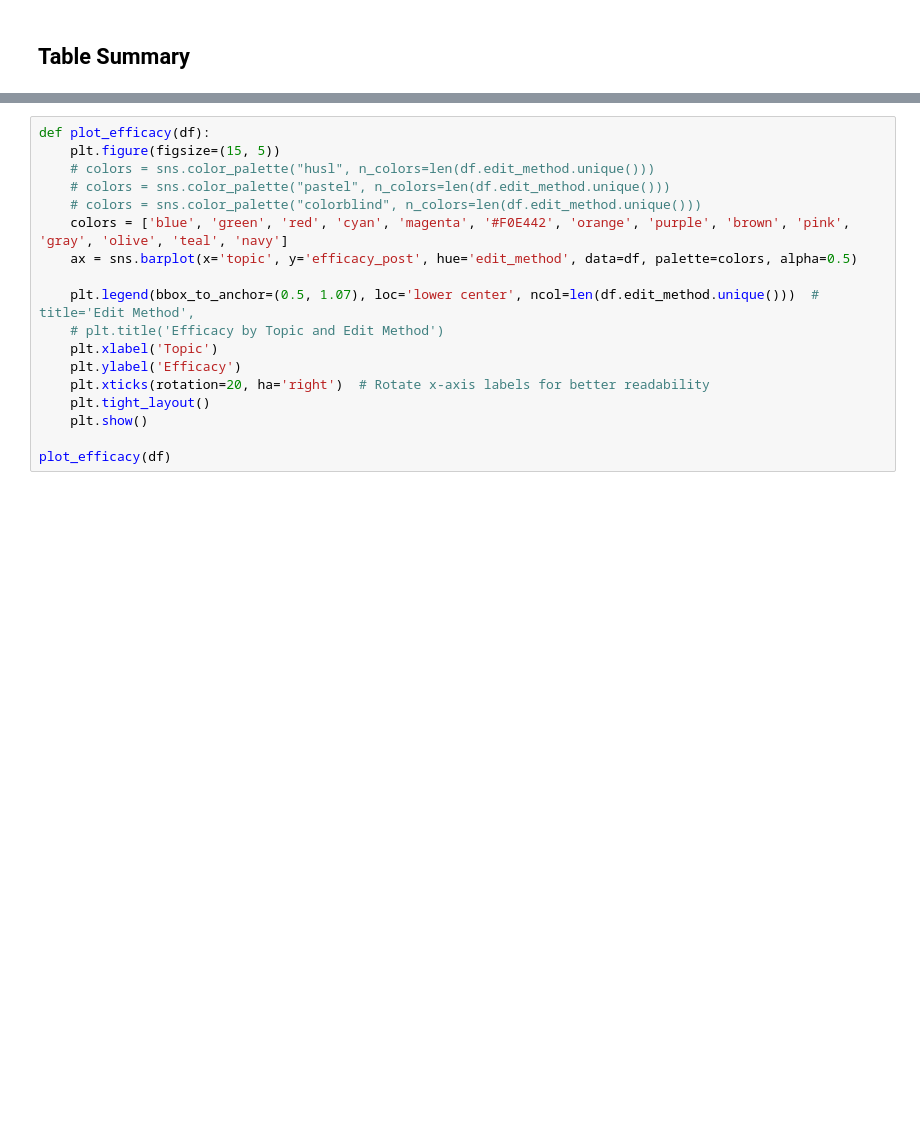
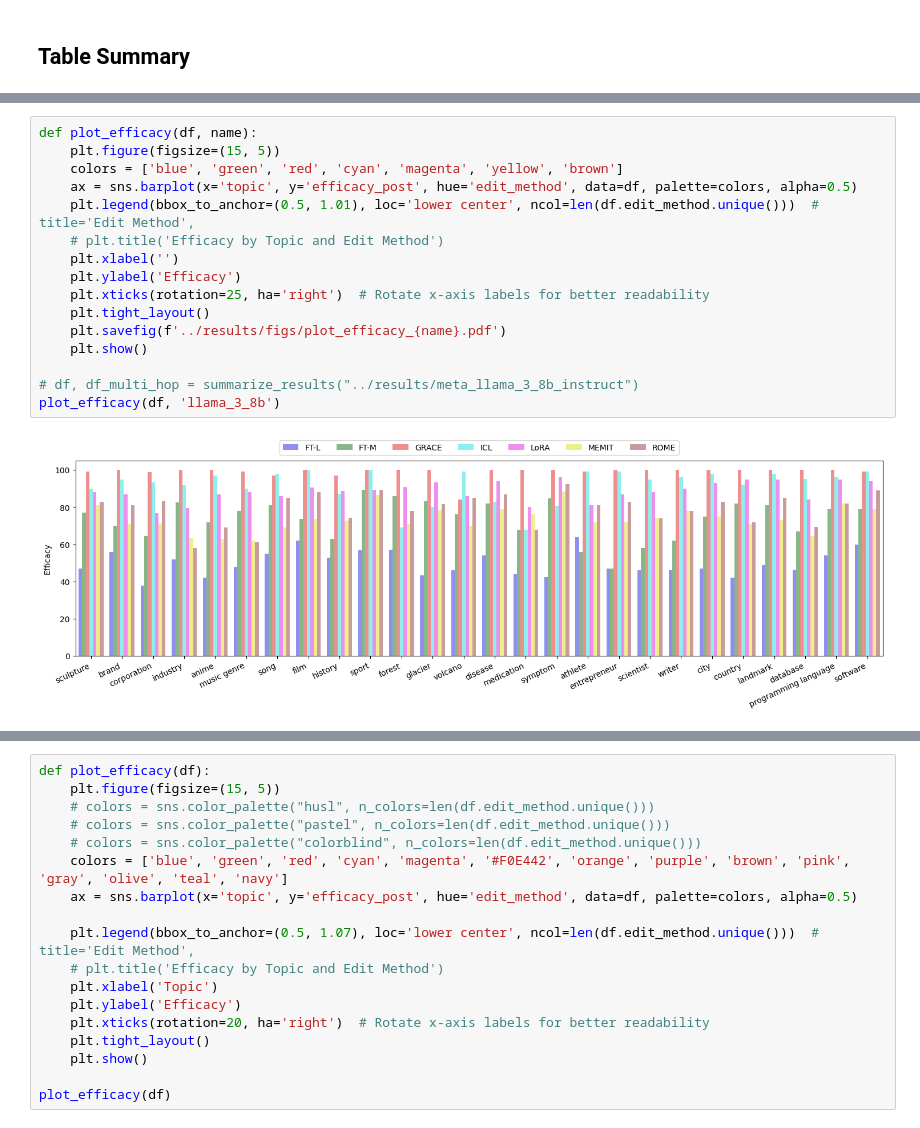
Before and after one commit to BullshiArtist/HalluEditBench, a Jupyter notebook: code/result_summary.ipynb, the cells around one changed output, grey strips where cells are left out. Cells and saved outputs as stored; diff of their text form; blank space fills up the shorter version.

```diff
--- a/code/result_summary.ipynb
+++ b/code/result_summary.ipynb
@@ -201,0 +270,18 @@ plot_efficacy(df)
+# %%
+def plot_efficacy(df, name):
+    plt.figure(figsize=(15, 5))
+    colors = ['blue', 'green', 'red', 'cyan', 'magenta', 'yellow', 'brown']
+    ax = sns.barplot(x='topic', y='efficacy_post', hue='edit_method', data=df, palette=colors, alpha=0.5)
+    plt.legend(bbox_to_anchor=(0.5, 1.01), loc='lower center', ncol=len(df.edit_method.unique()))  # title='Edit Method',
+    # plt.title('Efficacy by Topic and Edit Method')
+    plt.xlabel('')
+    plt.ylabel('Efficacy')
+    plt.xticks(rotation=25, ha='right')  # Rotate x-axis labels for better readability
+    plt.tight_layout()
+    plt.savefig(f'../results/figs/plot_efficacy_{name}.pdf')
+    plt.show()
+
+# df, df_multi_hop = summarize_results("../results/meta_llama_3_8b_instruct")
+plot_efficacy(df, 'llama_3_8b')
+# %% [output]
+[figure, added]
```
Also changed, not shown: parts of 28 cells of this notebook, 45 other files.
